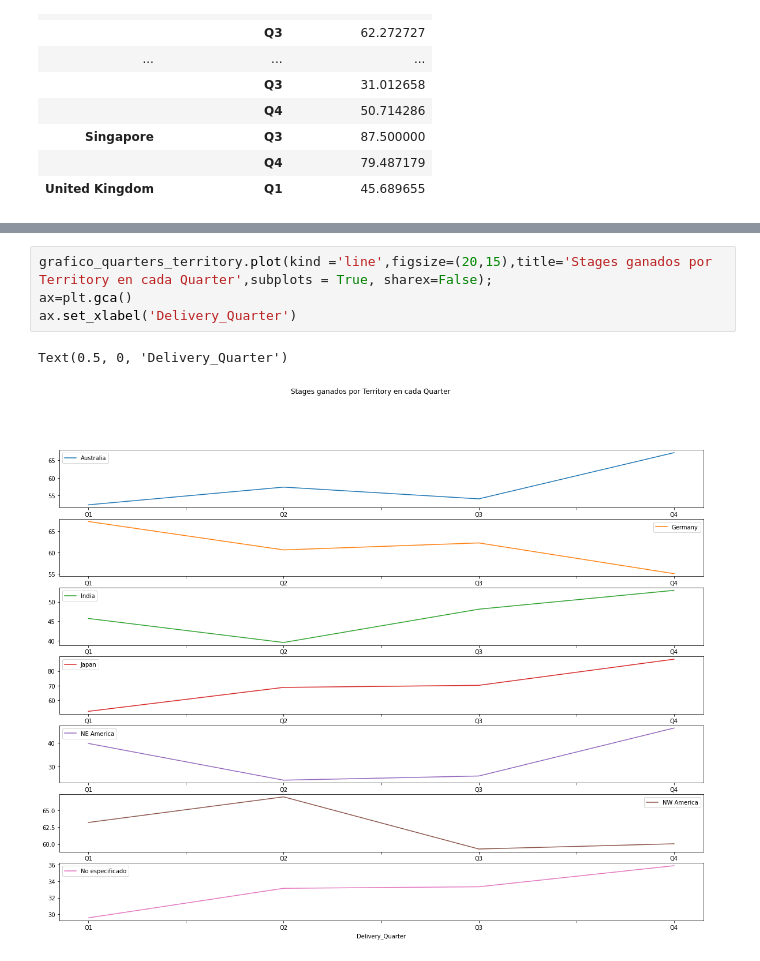
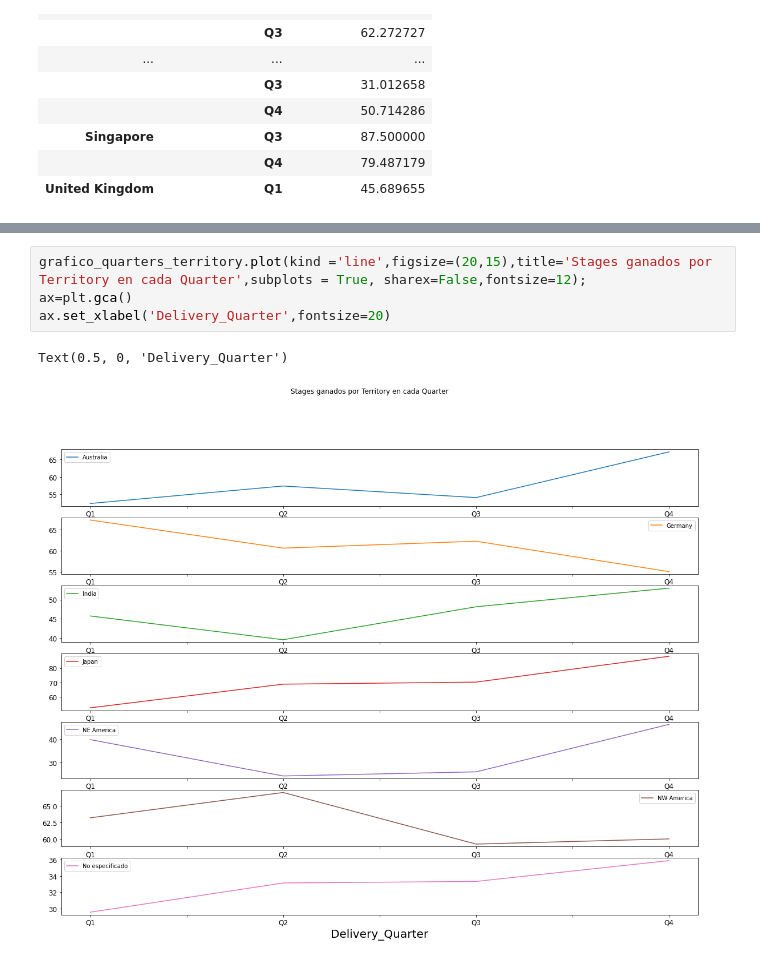
Before and after one commit to BautistaXifro/Datos, a Jupyter notebook: Analisis/Tp1-TerritorioYRegion.ipynb, the cells around one changed output, grey strips where cells are left out. Saved outputs shown, nothing was run; the diff lists cells and outputs as text.

```diff
--- a/Analisis/Tp1-TerritorioYRegion.ipynb
+++ b/Analisis/Tp1-TerritorioYRegion.ipynb
@@ -881,9 +880,9 @@ grafico_quarters_territory
 | Q3 | 54.090909 | 62.272727 | 48.128342 | 70.302376 | 26.046512 | 59.277108 | 33.333333 |
 | Q4 | 67.192429 | 55.066079 | 52.970297 | 88.192552 | 46.226415 | 60.047847 | 35.882353 |
 # %%
-grafico_quarters_territory.plot(kind ='line',figsize=(20,15),title='Stages ganados por Territory en cada Quarter',subplots = True, sharex=False);
+grafico_quarters_territory.plot(kind ='line',figsize=(20,15),title='Stages ganados por Territory en cada Quarter',subplots = True, sharex=False,fontsize=12);
 ax=plt.gca()
-ax.set_xlabel('Delivery_Quarter')
+ax.set_xlabel('Delivery_Quarter',fontsize=20)
 # %% [output]
 Text(0.5, 0, 'Delivery_Quarter')
-[figure, old version]
+[figure, new version]
```
Also changed, not shown: parts of 6 cells of this notebook, 1 other file.
